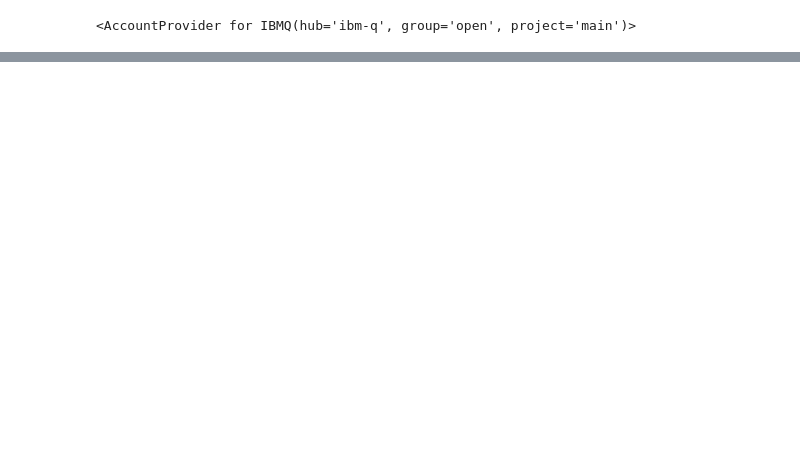
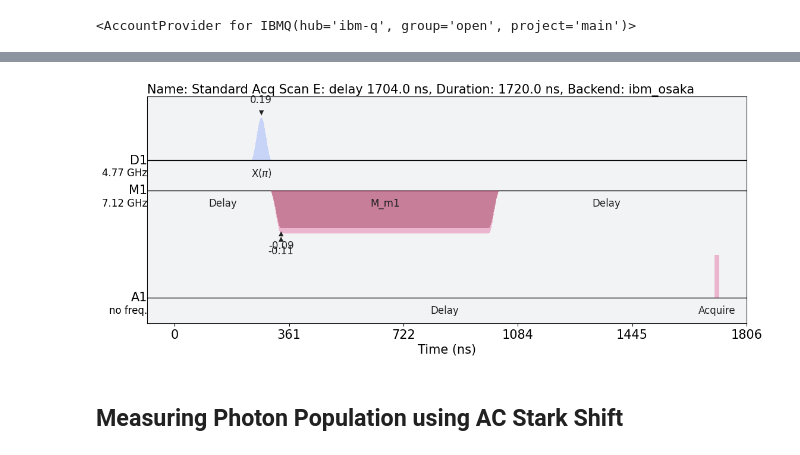
Before and after one commit to AnikenC/ReadoutWithRL, a Jupyter notebook: readoutWithRL/Experiments/chi_exp_osaka.ipynb, the cells around one changed output, grey strips where cells are left out. Cells and saved outputs as stored; diff of their text form; code cells hidden in the pictures; blank space fills up the shorter version.

```diff
--- a/readoutWithRL/Experiments/chi_exp_osaka.ipynb
+++ b/readoutWithRL/Experiments/chi_exp_osaka.ipynb
@@ -117,0 +168,19 @@ sx pulse: Drag(duration=120, sigma=30, beta=-0.040987564577598265, amp=0.0934564
+# %%
+from exp_classes.device_charecterisation import StandardAcqScanExp
+from utils import get_dt_from
+
+acq_latency_dt = get_dt_from(300 * ns, dt)
+
+acq_exp = StandardAcqScanExp(
+    qubit=qubit,
+    backend=backend,
+    acq_latency_dt=acq_latency_dt,
+    acq_start_dt=get_dt_from(0. * ns, dt),
+    acq_end_dt=measure_pulse.duration + measure_delay.duration + acq_latency_dt,
+    num_acq_exp=141,
+    acq_meas_dur_dt=get_dt_from(16. * ns, dt)
+)
+
+acq_jobs, acq_info = acq_exp.get_jobs()
+
+acq_info
@@ -117,0 +213,12 @@ sx pulse: Drag(duration=120, sigma=30, beta=-0.040987564577598265, amp=0.0934564
+# %%
+acq_jobs[-1].draw(
+    backend=backend,
+    style=stylesheet.IQXDebugging(),
+    show_framechange=True,
+    show_waveform_info=True,
+    show_barrier=True,
+)
+# %% [output]
+[figure, added]
+# %% [markdown]
+## Measuring Photon Population using AC Stark Shift
```
Also changed, not shown: parts of 16 cells of this notebook, 4 other files.
